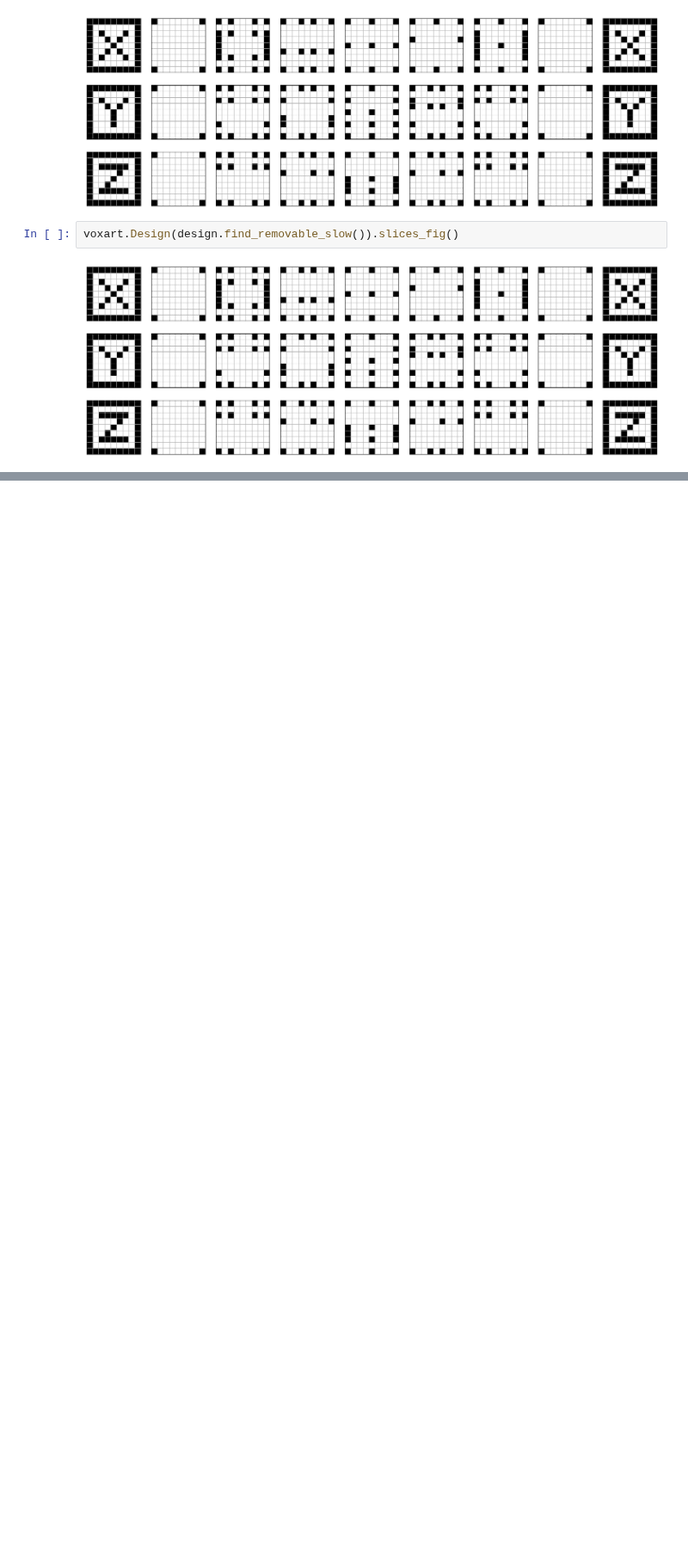
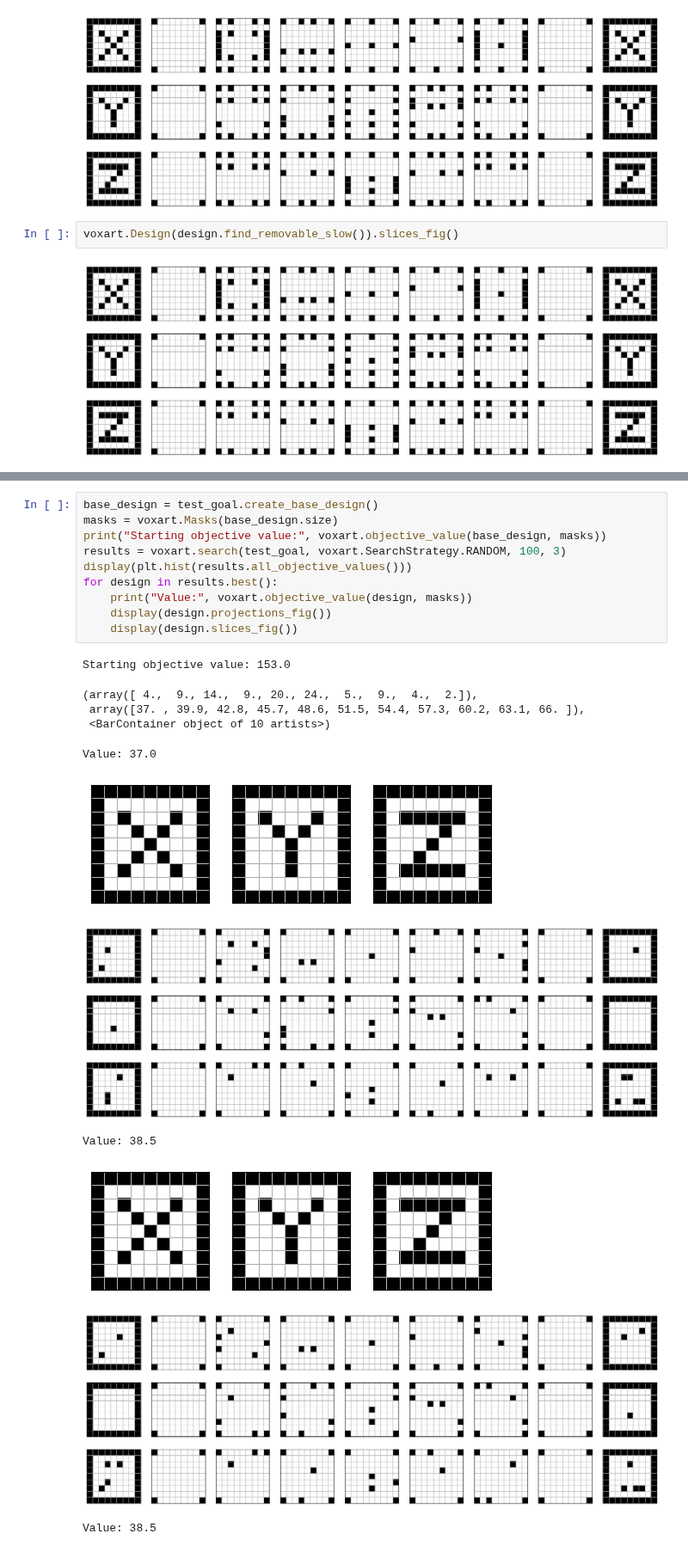
Before and after one commit to pfrstg/voxart, a Jupyter notebook: notebooks/dev.ipynb, the cells around one changed output, grey strips where cells are left out. Shown at 86% size. Drawn from its saved outputs; the diff is of its cells as text; blank space fills up the shorter version.

Commit message:
Richer search functionality

```diff
--- a/notebooks/dev.ipynb
+++ b/notebooks/dev.ipynb
@@ -232,0 +188,22 @@ dir(voxart)
+# %%
+base_design = test_goal.create_base_design()
+masks = voxart.Masks(base_design.size)
+print("Starting objective value:", voxart.objective_value(base_design, masks))
+results = voxart.search(test_goal, voxart.SearchStrategy.RANDOM, 100, 3)
+display(plt.hist(results.all_objective_values()))
+for design in results.best():
+    print("Value:", voxart.objective_value(design, masks))
+    display(design.projections_fig())
+    display(design.slices_fig())
+# %% [output]
+Starting objective value: 153.0
+(array([ 4.,  9., 14.,  9., 20., 24.,  5.,  9.,  4.,  2.]),
+ array([37. , 39.9, 42.8, 45.7, 48.6, 51.5, 54.4, 57.3, 60.2, 63.1, 66. ]),
+ <BarContainer object of 10 artists>)
+Value: 37.0
+[figure, added]
+[figure, added]
+Value: 38.5
+[figure, added]
+[figure, added]
+Value: 38.5
```
Also changed, not shown: parts of 13 cells of this notebook, 2 other files.
